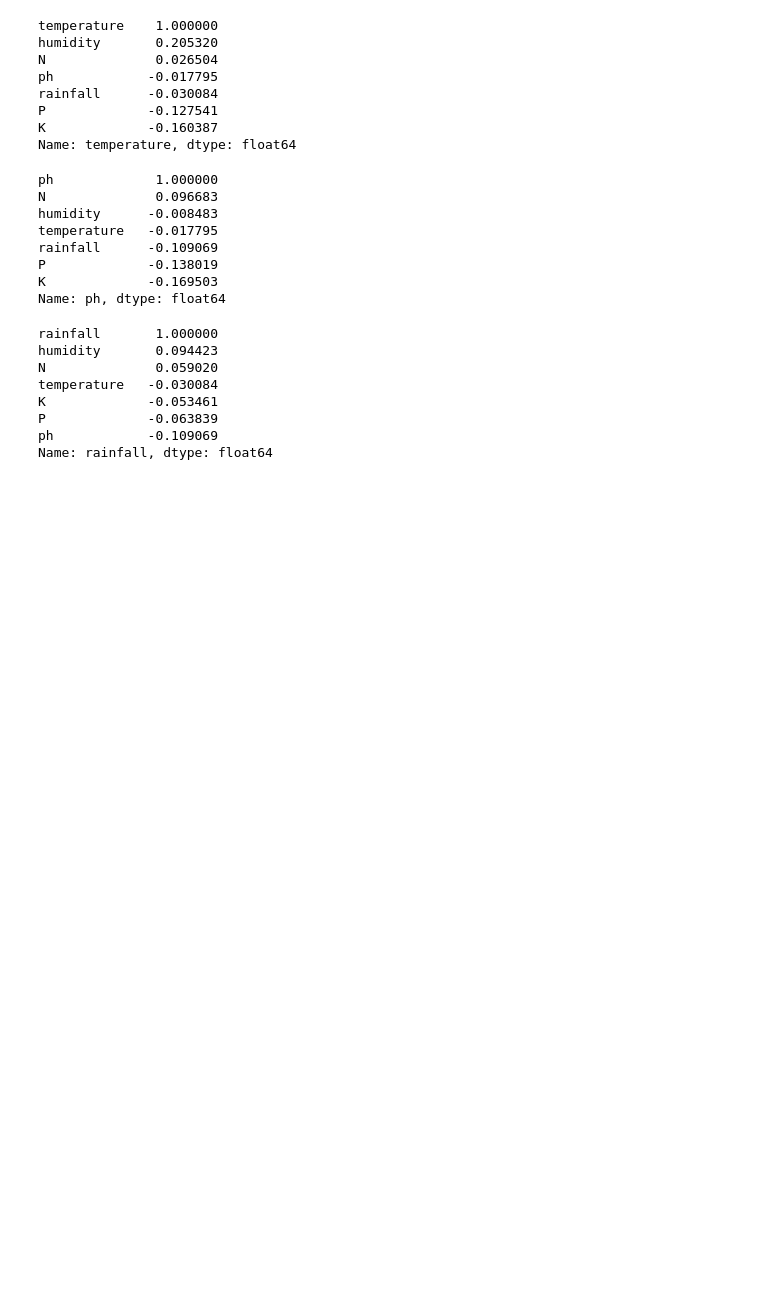
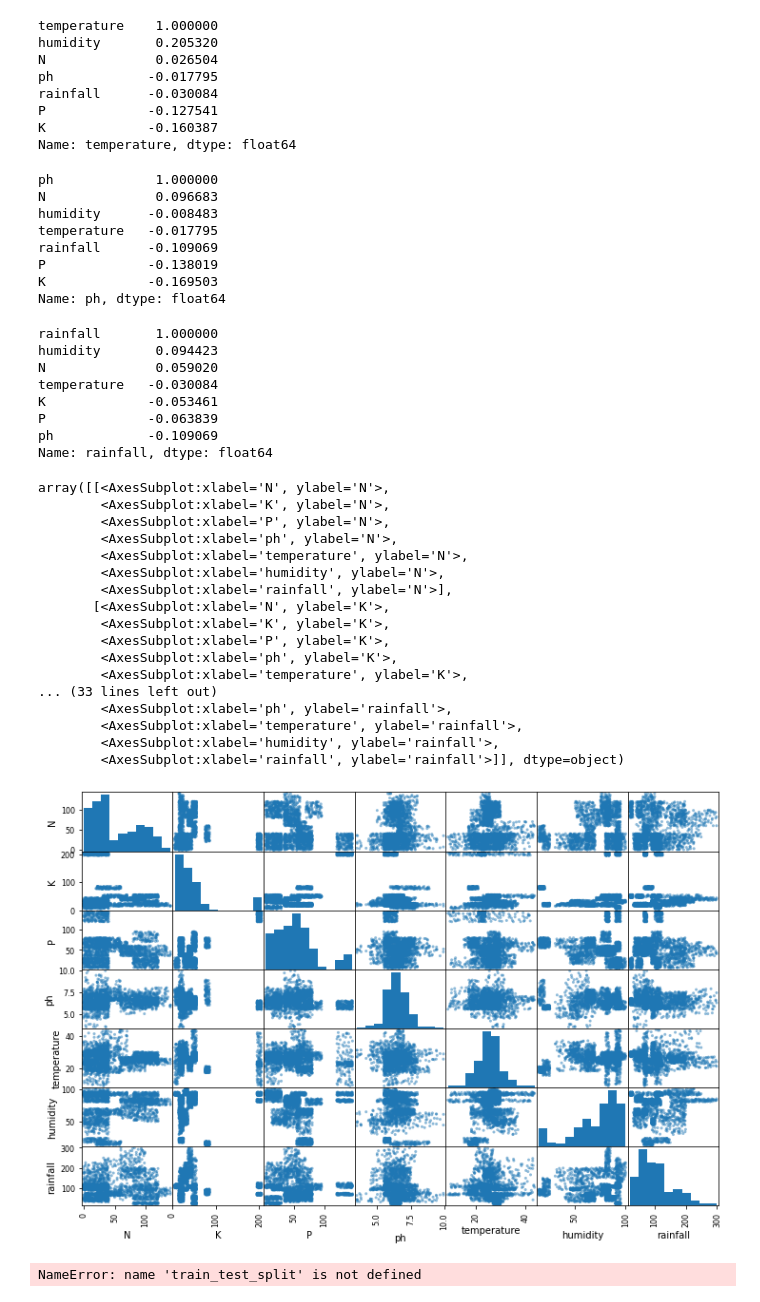
Before and after one commit to ashishmishra-bit/Soil-Fertility-Machine-Learning, a Jupyter notebook: Soil Fertility.ipynb, the cells around one changed output. Drawn from its saved outputs; the diff is of its cells as text; code cells hidden in the pictures; blank space fills up the shorter version.

```diff
--- a/Soil Fertility.ipynb
+++ b/Soil Fertility.ipynb
@@ -262,3 +262,26 @@ K             -0.053461
 P             -0.063839
 ph            -0.109069
 Name: rainfall, dtype: float64
+# %%
+from pandas.plotting import scatter_matrix
+attribute = ["N" , "K" , "P" , "ph" , "temperature" , "humidity" , "rainfall"]
+scatter_matrix(soil[attribute], figsize = (12,8))
+# %% [output]
+array([[<AxesSubplot:xlabel='N', ylabel='N'>,
+        <AxesSubplot:xlabel='K', ylabel='N'>,
+        <AxesSubplot:xlabel='P', ylabel='N'>,
+        <AxesSubplot:xlabel='ph', ylabel='N'>,
+        <AxesSubplot:xlabel='temperature', ylabel='N'>,
+        <AxesSubplot:xlabel='humidity', ylabel='N'>,
+        <AxesSubplot:xlabel='rainfall', ylabel='N'>],
+       [<AxesSubplot:xlabel='N', ylabel='K'>,
+        <AxesSubplot:xlabel='K', ylabel='K'>,
+        <AxesSubplot:xlabel='P', ylabel='K'>,
+        <AxesSubplot:xlabel='ph', ylabel='K'>,
+        <AxesSubplot:xlabel='temperature', ylabel='K'>,
+... (33 lines left out)
+        <AxesSubplot:xlabel='ph', ylabel='rainfall'>,
+        <AxesSubplot:xlabel='temperature', ylabel='rainfall'>,
+        <AxesSubplot:xlabel='humidity', ylabel='rainfall'>,
+        <AxesSubplot:xlabel='rainfall', ylabel='rainfall'>]], dtype=object)
+[figure, added]
@@ -264,0 +293,4 @@ Name: rainfall, dtype: float64
+# %%
+X_train,X_test,y_train,y_test =  train_test_split(X,y,test_size = 0.2, random_state=42)
+# %% [output]
+NameError: name 'train_test_split' is not defined
```
Also changed, not shown: parts of 2 cells of this notebook, 2 other files.
